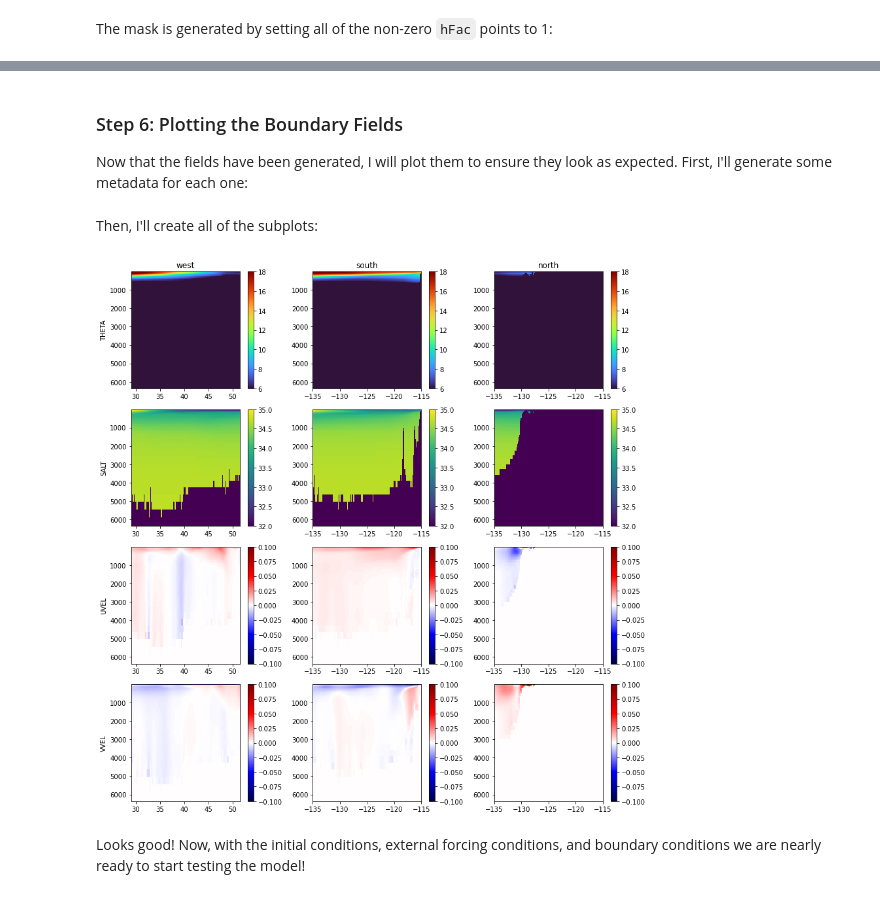
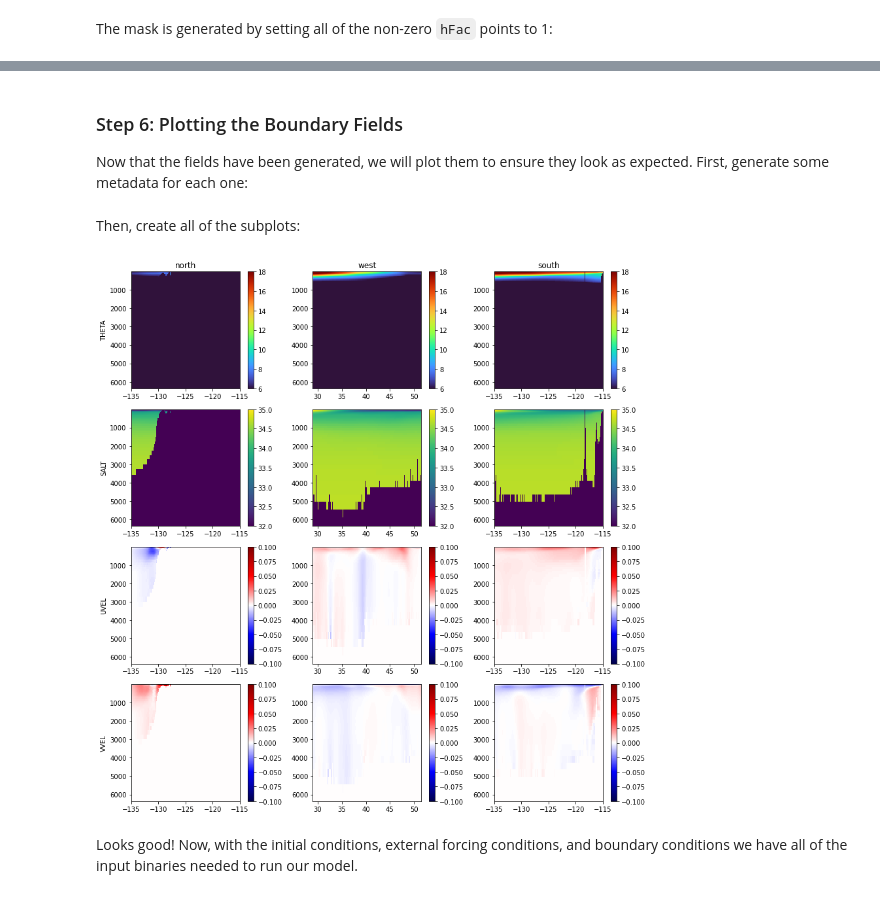
Before and after one commit to mhwood/eccoseas, a Jupyter notebook: docs/source/ca_regional_model/boundary_conditions.ipynb, the cells around one changed output, grey strips where cells are left out. Cells and saved outputs as stored; diff of their text form; code cells hidden in the pictures.

Commit message:
finishing CA model docs, starting NA model

```diff
--- a/docs/source/ca_regional_model/boundary_conditions.ipynb
+++ b/docs/source/ca_regional_model/boundary_conditions.ipynb
@@ -89,5 +82,12 @@ hFacC = hFac.create_hFacC_grid(depth, delR)
 # %% [markdown]
 The mask is generated by setting all of the non-zero `hFac` points to 1:
 # %%
-mask = np.copy(hFacC)
-mask[mask>0] = 1
+# generate the masks
+maskC = np.copy(hFacC)
+maskC[maskC>0] = 1
+
+maskS = np.copy(hFacS)
+maskS[maskS>0] = 1
+
+maskW = np.copy(hFacW)
+maskW[maskW>0] = 1
@@ -96,15 +93,0 @@ To double check the mask was created as expected, I will plot it in comparison t
-# %%
-plt.figure(figsize=(10,5))
-
-plt.subplot(1,2,1)
-C = plt.pcolormesh(XC, YC, bathy, vmin=-5000, vmax=0, cmap='Blues_r')
-plt.colorbar(C, orientation = 'horizontal')
-plt.title('Model Bathymetry')
-
-depth_level = 0
-plt.subplot(1,2,2)
-C = plt.pcolormesh(XC, YC, mask[0], vmin=0, vmax=1, cmap='Greys')
-plt.colorbar(C, orientation = 'horizontal')
-plt.title('Mask (depth level = '+str(depth_level))
-
-plt.show()
@@ -183,9 +152,0 @@ Next, we'll read in the real data fields and apply the modifications. First, cre
-# %%
-# make a file dictionary to loop over
-year = 2008
-
-file_prefix_dict = {'THETA':'THETA_'+str(year)+'.nc',
-                    'SALT':'SALT_'+str(year)+'.nc',
-                    'UVEL':'UVELMASS_'+str(year)+'.nc',
-                    'VVEL':'VVELMASS_'+str(year)+'.nc'}
-variable_names = list(file_prefix_dict.keys())
@@ -278,3 +248,3 @@ from eccoseas.downscale import horizontal
 # %%
 # define the boundary list for the model
-boundary_list = ['west','south','north']
+boundary_list = ['north', 'west', 'south']
@@ -343,16 +339,16 @@ for boundary in boundary_list:
 # %% [markdown]
 ### Step 6: Plotting the Boundary Fields
-Now that the fields have been generated, I will plot them to ensure they look as expected. First, I'll generate some metadata for each one:
+Now that the fields have been generated, we will plot them to ensure they look as expected. First, generate some metadata for each one:
 # %%
 meta_dict = {'THETA':[6, 18, 'turbo', 'm'],
             'SALT':[32, 35, 'viridis', 'm'],
             'UVEL':[-0.1, 0.1, 'seismic', 'm'],
             'VVEL':[-0.1, 0.1, 'seismic', 'm']}
 # %% [markdown]
-Then, I'll create all of the subplots:
+Then, create all of the subplots:
 # %%
 fig = plt.figure(figsize=(12,12))
-
+plot_year = 2008
 
 plot_counter = 0
 for i in range(len(variable_names)):
@@ -360,41 +356,41 @@ for i in range(len(variable_names)):
 
     for boundary in boundary_list:
 
-        boundary_grid = np.fromfile(os.path.join(input_dir,'obcs',variable_name+'_'+boundary+'_2008'),'>f4')
+        boundary_grid = np.fromfile(os.path.join(input_dir,'obcs',variable_name+'_'+boundary+'_'+str(plot_year)),'>f4')
 
         if boundary in ['west','east']:
             boundary_grid = boundary_grid.reshape((timesteps, np.shape(delR)[0],np.shape(XC)[0]))
             boundary_grid = boundary_grid[0, :, :] # choose just the first timestep for plotting
             if boundary=='west':
                 x = YC[:,1]
             if boundary=='east':
                 x = YC[:,-1]
         else:
             boundary_grid = boundary_grid.reshape((timesteps, np.shape(delR)[0],np.shape(XC)[1]))
             boundary_grid = boundary_grid[0, :, :] # choose just the first timestep for plotting
             if boundary=='north':
                 x = XC[-1,:]
             if boundary=='south':
                 x = XC[1,:]
 
         plot_counter += 1
         plt.subplot(len(variable_names),len(boundary_list),plot_counter)
-        C = plt.pcolormesh(x, Z, boundary_grid,
+        C = plt.pcolormesh(x, np.cumsum(delR), boundary_grid,
                            vmin=meta_dict[variable_names[i]][0],
                            vmax=meta_dict[variable_names[i]][1],
                            cmap=meta_dict[variable_names[i]][2])
         plt.colorbar(C,fraction=0.26)
         plt.gca().invert_yaxis()
 
         if plot_counter%3==1:
             plt.ylabel(variable_name)
         if plot_counter<4:
             plt.title(boundary)
 
 plt.tight_layout()
 
 plt.show()
 # %% [output]
-[figure, old version]
+[figure, new version]
 # %% [markdown]
-Looks good! Now, with the initial conditions, external forcing conditions, and boundary conditions we are nearly ready to start testing the model!
+Looks good! Now, with the initial conditions, external forcing conditions, and boundary conditions we have all of the input binaries needed to run our model.
```
Also changed, not shown: parts of 32 cells of this notebook, 20 other files.
